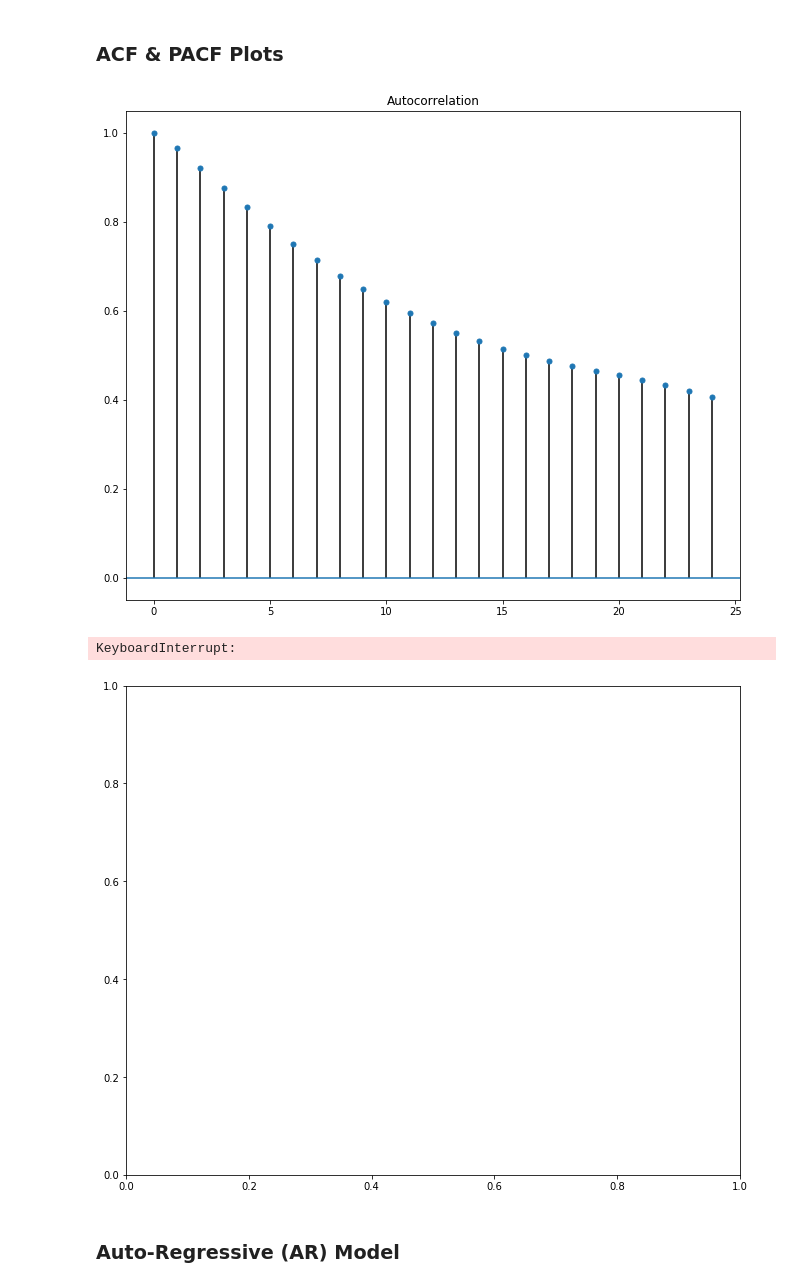
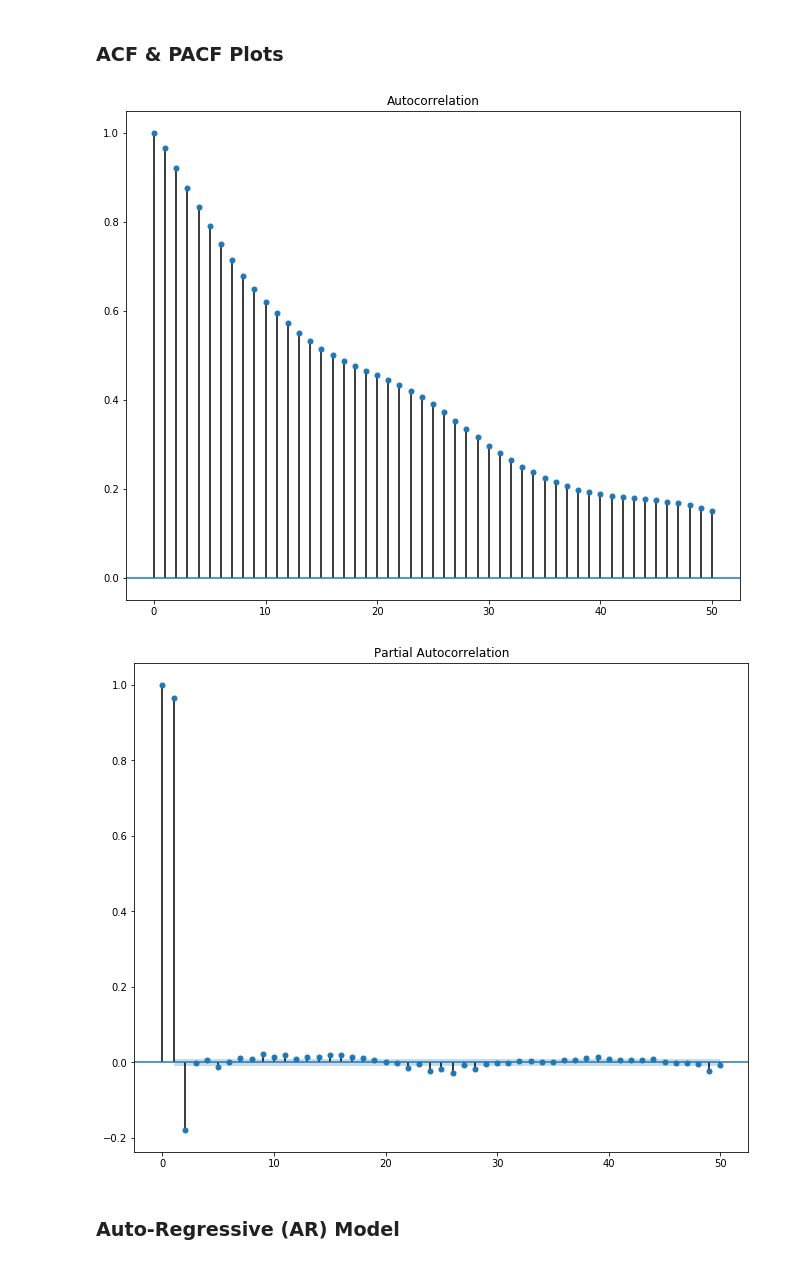
Before and after one commit to ning-leung/pm2.5, a Jupyter notebook: CAPSTONE 1 PM2.5.ipynb, the cells around one changed output. Drawn from its saved outputs; the diff is of its cells as text; code cells hidden in the pictures.

```diff
--- a/CAPSTONE 1 PM2.5.ipynb
+++ b/CAPSTONE 1 PM2.5.ipynb
@@ -493,14 +490,13 @@ lag_pacf = pacf(ts, nlags=24, method='ols')
 # %%
-plot_acf(ts, alpha=1, lags=24)
+plot_acf(ts, alpha=1, lags=50)
 plt.show()
 # %% [output]
-[figure, old version]
+[figure, new version]
 # %%
-plot_pacf(ts, lag=12)
+plot_pacf(ts, method='ols', lags=50)
 plt.show()
 # %% [output]
-KeyboardInterrupt:
-[figure, old version]
+[figure, new version]
 # %% [markdown]
 ### Auto-Regressive (AR) Model
 # %%
```
Also changed, not shown: parts of 14 cells of this notebook.
